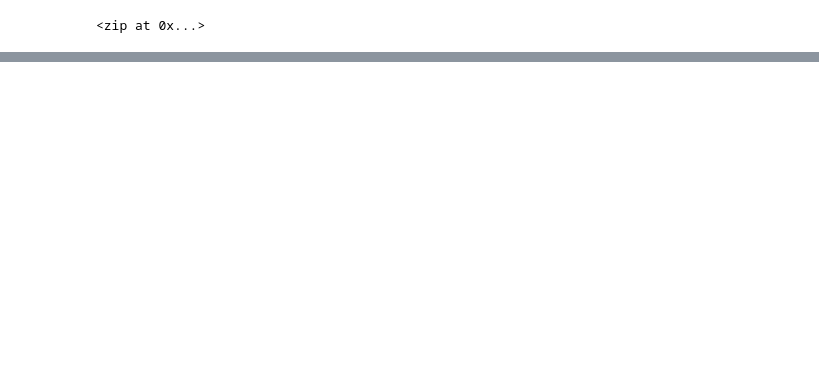
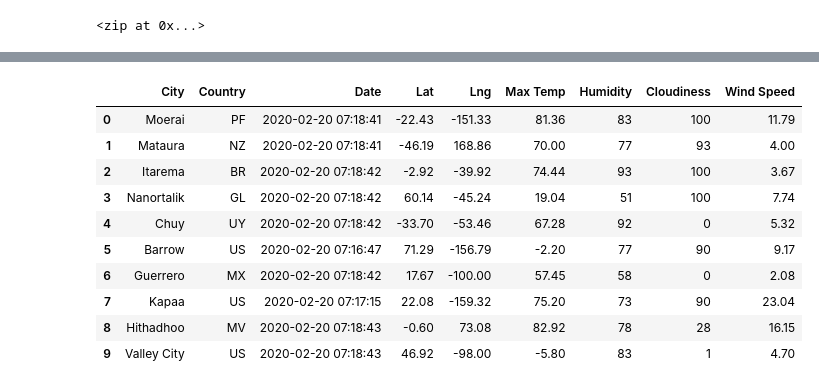
Before and after one commit to 29bharat/World_Weather_Analysis, a Jupyter notebook: WeatherPy.ipynb, the cells around one changed output, grey strips where cells are left out. Cells and saved outputs as stored; diff of their text form; code cells hidden in the pictures; blank space fills up the shorter version.

```diff
--- a/WeatherPy.ipynb
+++ b/WeatherPy.ipynb
@@ -127,0 +253,17 @@ len(cities)
+# %%
+new_col_ord = ["City", "Country","Date", "Lat","Lng", "Max Temp", "Humidity", "Cloudiness", "Wind Speed"]
+city_data_df = city_data_df[new_col_ord]
+# %%
+city_data_df.head(10)
+# %% [output]
+|  | City | Country | Date | Lat | Lng | Max Temp | Humidity | Cloudiness | Wind Speed |
+| 0 | Moerai | PF | 2020-02-20 07:18:41 | -22.43 | -151.33 | 81.36 | 83 | 100 | 11.79 |
+| 1 | Mataura | NZ | 2020-02-20 07:18:41 | -46.19 | 168.86 | 70.00 | 77 | 93 | 4.00 |
+| 2 | Itarema | BR | 2020-02-20 07:18:42 | -2.92 | -39.92 | 74.44 | 93 | 100 | 3.67 |
+| 3 | Nanortalik | GL | 2020-02-20 07:18:42 | 60.14 | -45.24 | 19.04 | 51 | 100 | 7.74 |
+| 4 | Chuy | UY | 2020-02-20 07:18:42 | -33.70 | -53.46 | 67.28 | 92 | 0 | 5.32 |
+| 5 | Barrow | US | 2020-02-20 07:16:47 | 71.29 | -156.79 | -2.20 | 77 | 90 | 9.17 |
+| 6 | Guerrero | MX | 2020-02-20 07:18:42 | 17.67 | -100.00 | 57.45 | 58 | 0 | 2.08 |
+| 7 | Kapaa | US | 2020-02-20 07:17:15 | 22.08 | -159.32 | 75.20 | 73 | 90 | 23.04 |
+| 8 | Hithadhoo | MV | 2020-02-20 07:18:43 | -0.60 | 73.08 | 82.92 | 78 | 28 | 16.15 |
+| 9 | Valley City | US | 2020-02-20 07:18:43 | 46.92 | -98.00 | -5.80 | 83 | 1 | 4.70 |
```
Also changed, not shown: parts of 22 cells of this notebook, 3 other files.
